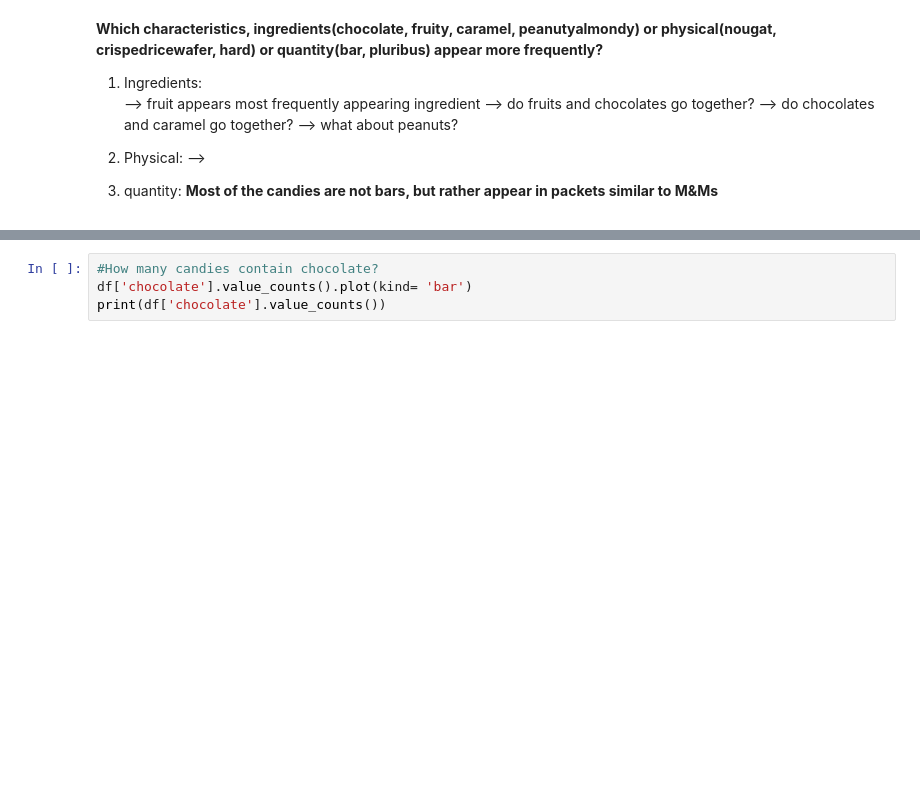
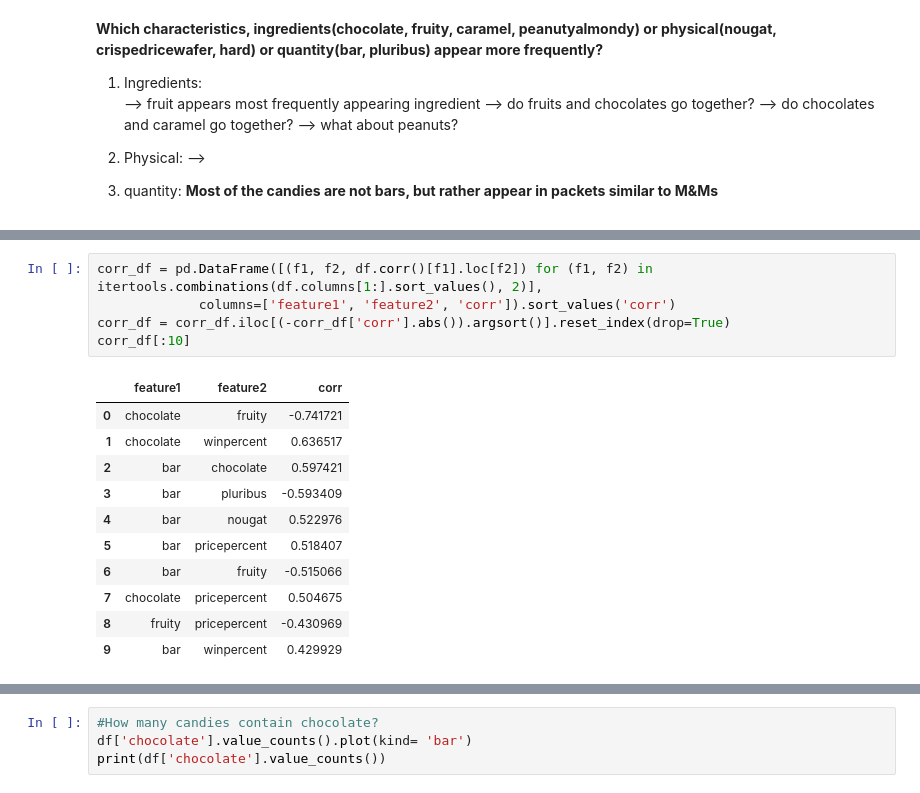
Before and after one commit to ved164/candy-power-ranking, a Jupyter notebook: eda.ipynb, the cells around one changed output, grey strips where cells are left out. Cells and saved outputs as stored; diff of their text form; blank space fills up the shorter version.

```diff
--- a/eda.ipynb
+++ b/eda.ipynb
@@ -119,0 +183,17 @@ Most of the candies are not bars, but rather appear in packets similar to M&Ms
+# %%
+corr_df = pd.DataFrame([(f1, f2, df.corr()[f1].loc[f2]) for (f1, f2) in itertools.combinations(df.columns[1:].sort_values(), 2)],
+             columns=['feature1', 'feature2', 'corr']).sort_values('corr')
+corr_df = corr_df.iloc[(-corr_df['corr'].abs()).argsort()].reset_index(drop=True)
+corr_df[:10]
+# %% [output]
+|  | feature1 | feature2 | corr |
+| 0 | chocolate | fruity | -0.741721 |
+| 1 | chocolate | winpercent | 0.636517 |
+| 2 | bar | chocolate | 0.597421 |
+| 3 | bar | pluribus | -0.593409 |
+| 4 | bar | nougat | 0.522976 |
+| 5 | bar | pricepercent | 0.518407 |
+| 6 | bar | fruity | -0.515066 |
+| 7 | chocolate | pricepercent | 0.504675 |
+| 8 | fruity | pricepercent | -0.430969 |
+| 9 | bar | winpercent | 0.429929 |
```
Also changed, not shown: parts of 18 cells of this notebook.
